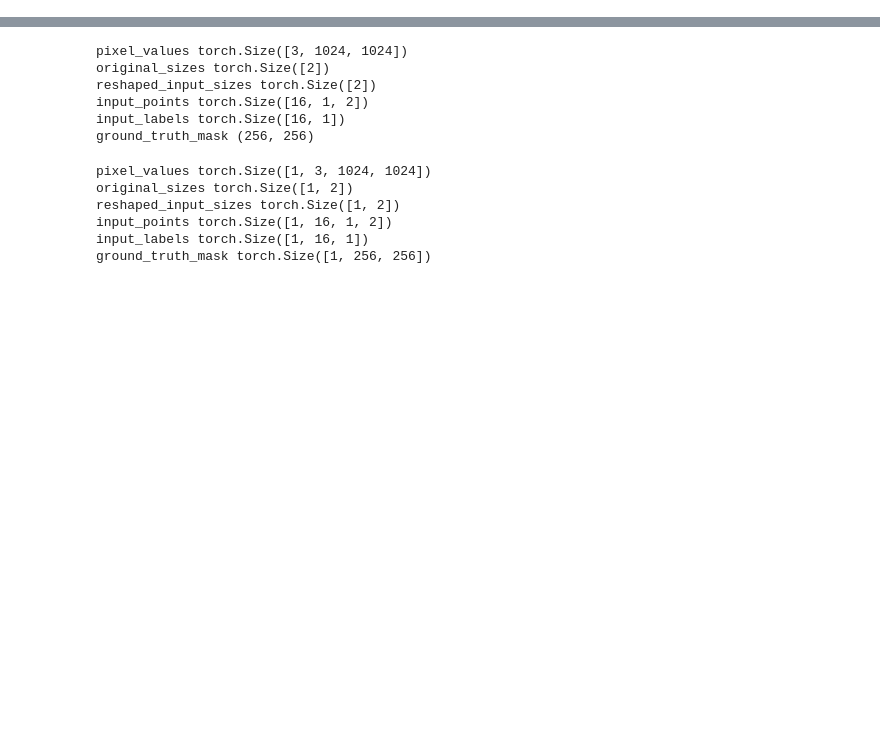
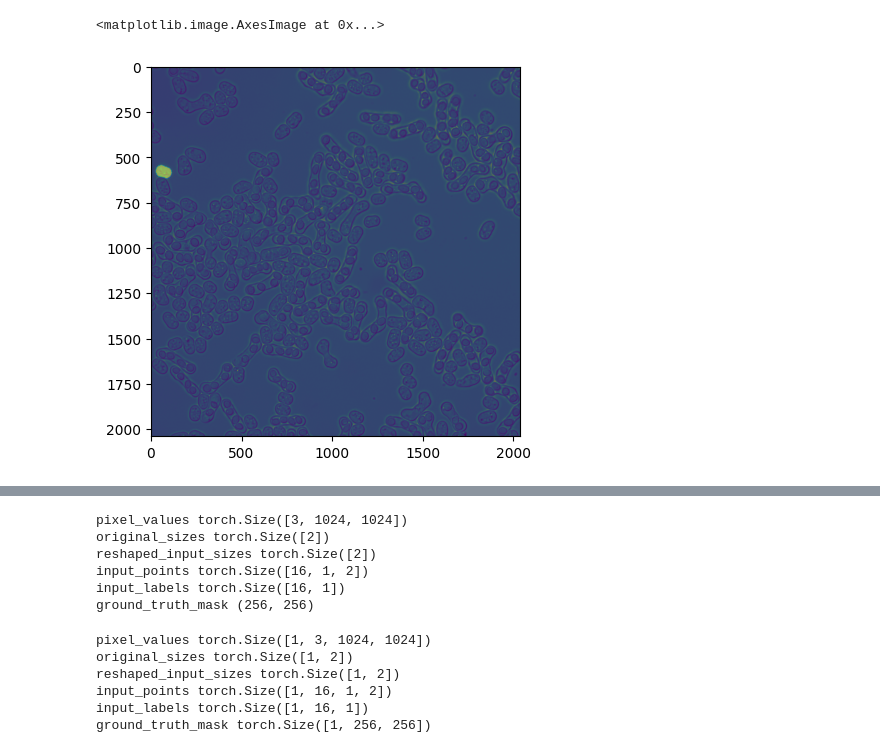
Before and after one commit to wanlanli/segment-anything, a Jupyter notebook: notebooks/home_training.ipynb, the cells around one changed output, grey strips where cells are left out. Drawn from its saved outputs; the diff is of its cells as text; code cells hidden in the pictures; blank space fills up the shorter version.

```diff
--- a/notebooks/home_training.ipynb
+++ b/notebooks/home_training.ipynb
@@ -27,3 +65,10 @@ for file in filelist[1:]:
+# %%
+idx=300
+plt.imshow(large_images[idx])
+plt.imshow(large_masks[idx], alpha=0.5)
+# %% [output]
+<matplotlib.image.AxesImage at 0x...>
+[figure, added]
 # %%
 #Desired patch size for smaller images and step size.
 patch_size = 256
```
Also changed, not shown: parts of 12 cells of this notebook.
